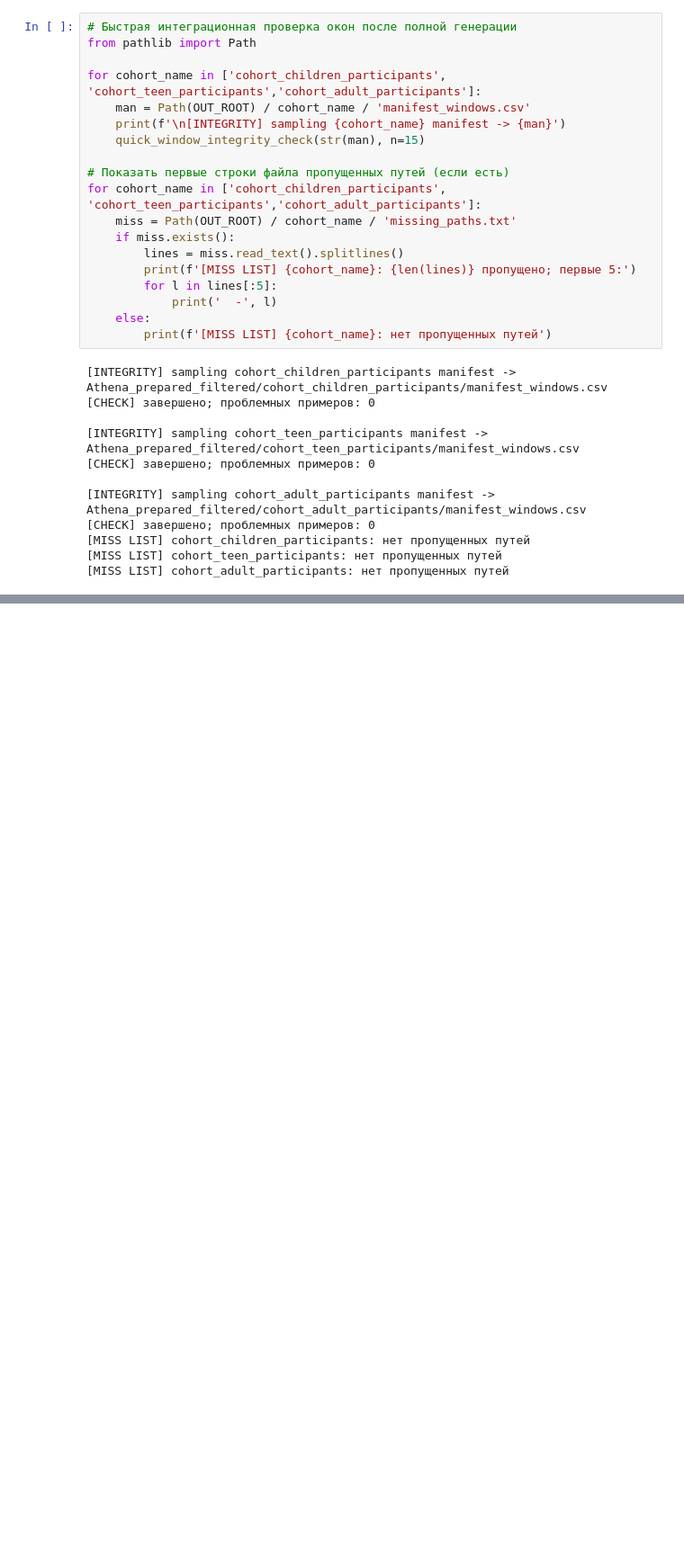
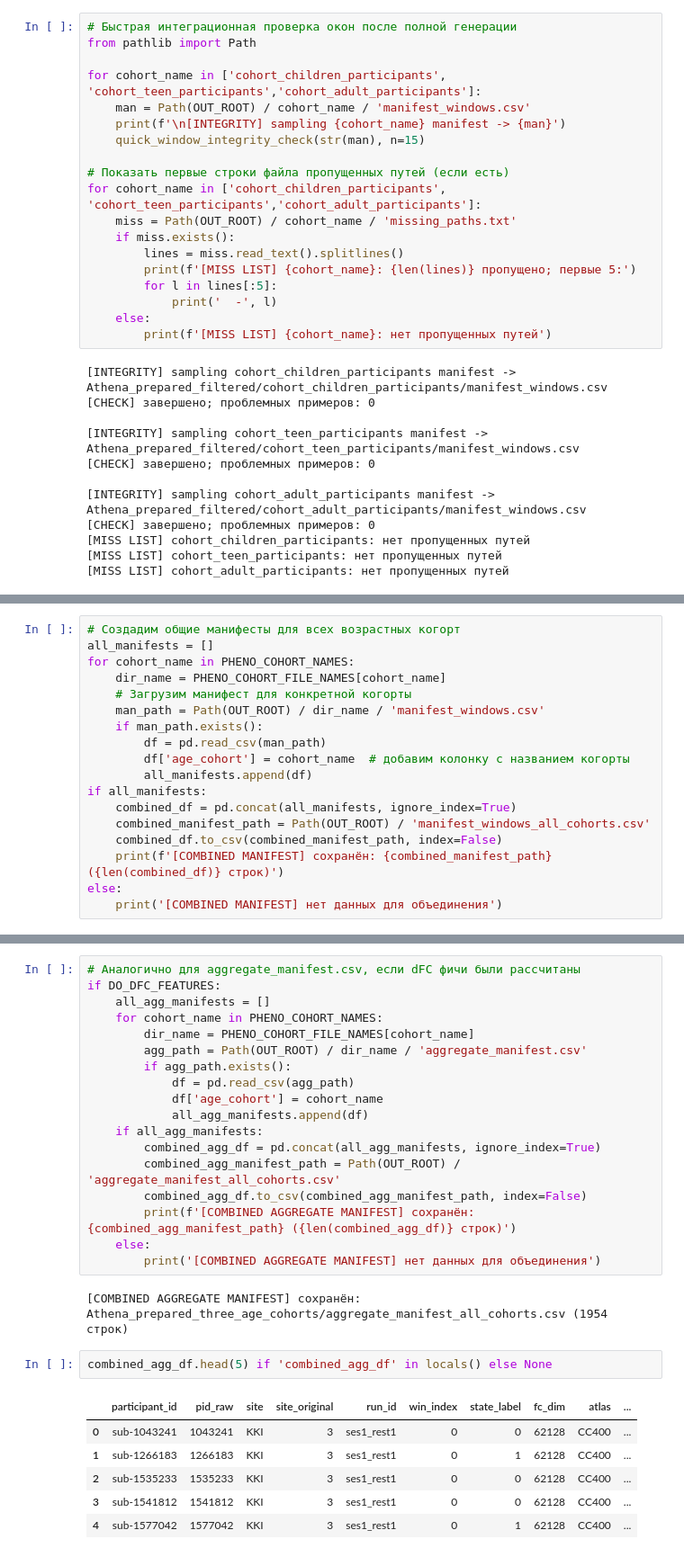
Before and after one commit to Amissum/ADHD_connectome_biomarkers_transfer_research, a Jupyter notebook: ADHD200/Pipelines/AthenaPipeline/ADHD200_prep_athena_iter_3.ipynb, the cells around one changed output, grey strips where cells are left out. Shown at 90% size. Cells and saved outputs as stored; diff of their text form; blank space fills up the shorter version.

Commit message:
Added combined phenotipic and window manifests creation logic

```diff
--- a/ADHD200/Pipelines/AthenaPipeline/ADHD200_prep_athena_iter_3.ipynb
+++ b/ADHD200/Pipelines/AthenaPipeline/ADHD200_prep_athena_iter_3.ipynb
@@ -757,0 +789,18 @@ for cohort_name in ['cohort_children_participants', 'cohort_teen_participants','
+# %%
+# Создадим общие манифесты для всех возрастных когорт
+all_manifests = []
+for cohort_name in PHENO_COHORT_NAMES:
+    dir_name = PHENO_COHORT_FILE_NAMES[cohort_name]
+    # Загрузим манифест для конкретной когорты
+    man_path = Path(OUT_ROOT) / dir_name / 'manifest_windows.csv'
+    if man_path.exists():
+        df = pd.read_csv(man_path)
+        df['age_cohort'] = cohort_name  # добавим колонку с названием когорты
+        all_manifests.append(df)
+if all_manifests:
+    combined_df = pd.concat(all_manifests, ignore_index=True)
+    combined_manifest_path = Path(OUT_ROOT) / 'manifest_windows_all_cohorts.csv'
+    combined_df.to_csv(combined_manifest_path, index=False)
+    print(f'[COMBINED MANIFEST] сохранён: {combined_manifest_path} ({len(combined_df)} строк)')
+else:
+    print('[COMBINED MANIFEST] нет данных для объединения')
@@ -757,0 +838,29 @@ for cohort_name in ['cohort_children_participants', 'cohort_teen_participants','
+# %%
+# Аналогично для aggregate_manifest.csv, если dFC фичи были рассчитаны
+if DO_DFC_FEATURES:
+    all_agg_manifests = []
+    for cohort_name in PHENO_COHORT_NAMES:
+        dir_name = PHENO_COHORT_FILE_NAMES[cohort_name]
+        agg_path = Path(OUT_ROOT) / dir_name / 'aggregate_manifest.csv'
+        if agg_path.exists():
+            df = pd.read_csv(agg_path)
+            df['age_cohort'] = cohort_name
+            all_agg_manifests.append(df)
+    if all_agg_manifests:
+        combined_agg_df = pd.concat(all_agg_manifests, ignore_index=True)
+        combined_agg_manifest_path = Path(OUT_ROOT) / 'aggregate_manifest_all_cohorts.csv'
+        combined_agg_df.to_csv(combined_agg_manifest_path, index=False)
+        print(f'[COMBINED AGGREGATE MANIFEST] сохранён: {combined_agg_manifest_path} ({len(combined_agg_df)} строк)')
+    else:
+        print('[COMBINED AGGREGATE MANIFEST] нет данных для объединения')
+# %% [output]
+[COMBINED AGGREGATE MANIFEST] сохранён: Athena_prepared_three_age_cohorts/aggregate_manifest_all_cohorts.csv (1954 строк)
+# %%
+combined_agg_df.head(5) if 'combined_agg_df' in locals() else None
+# %% [output]
+|  | participant_id | pid_raw | site | site_original | run_id | win_index | state_label | fc_dim | atlas | ... |
+| 0 | sub-1043241 | 1043241 | KKI | 3 | ses1_rest1 | 0 | 0 | 62128 | CC400 | ... |
+| 1 | sub-1266183 | 1266183 | KKI | 3 | ses1_rest1 | 0 | 1 | 62128 | CC400 | ... |
+| 2 | sub-1535233 | 1535233 | KKI | 3 | ses1_rest1 | 0 | 0 | 62128 | CC400 | ... |
+| 3 | sub-1541812 | 1541812 | KKI | 3 | ses1_rest1 | 0 | 0 | 62128 | CC400 | ... |
+| 4 | sub-1577042 | 1577042 | KKI | 3 | ses1_rest1 | 0 | 1 | 62128 | CC400 | ... |
```
Also changed, not shown: parts of 7 cells of this notebook, 2 other files.
